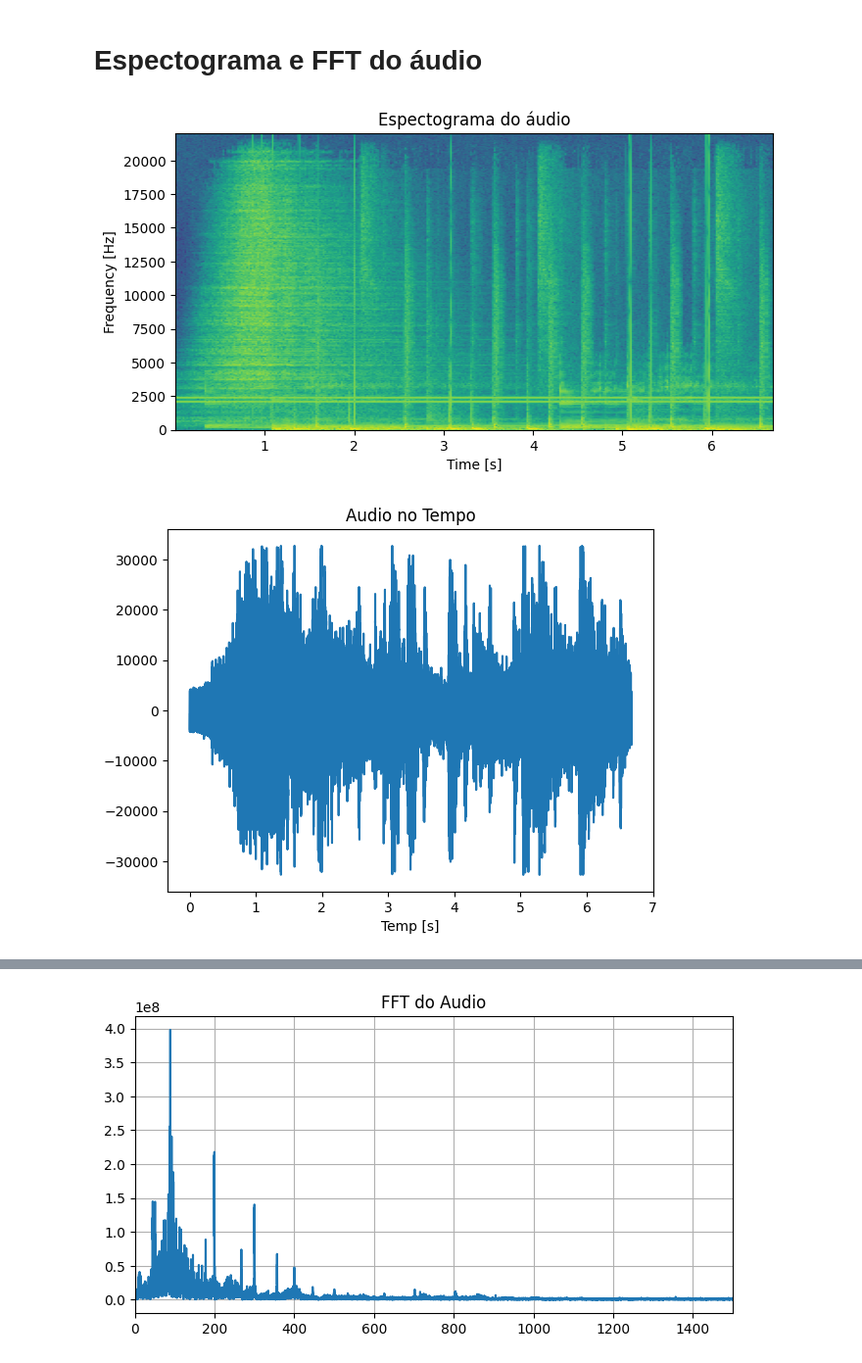
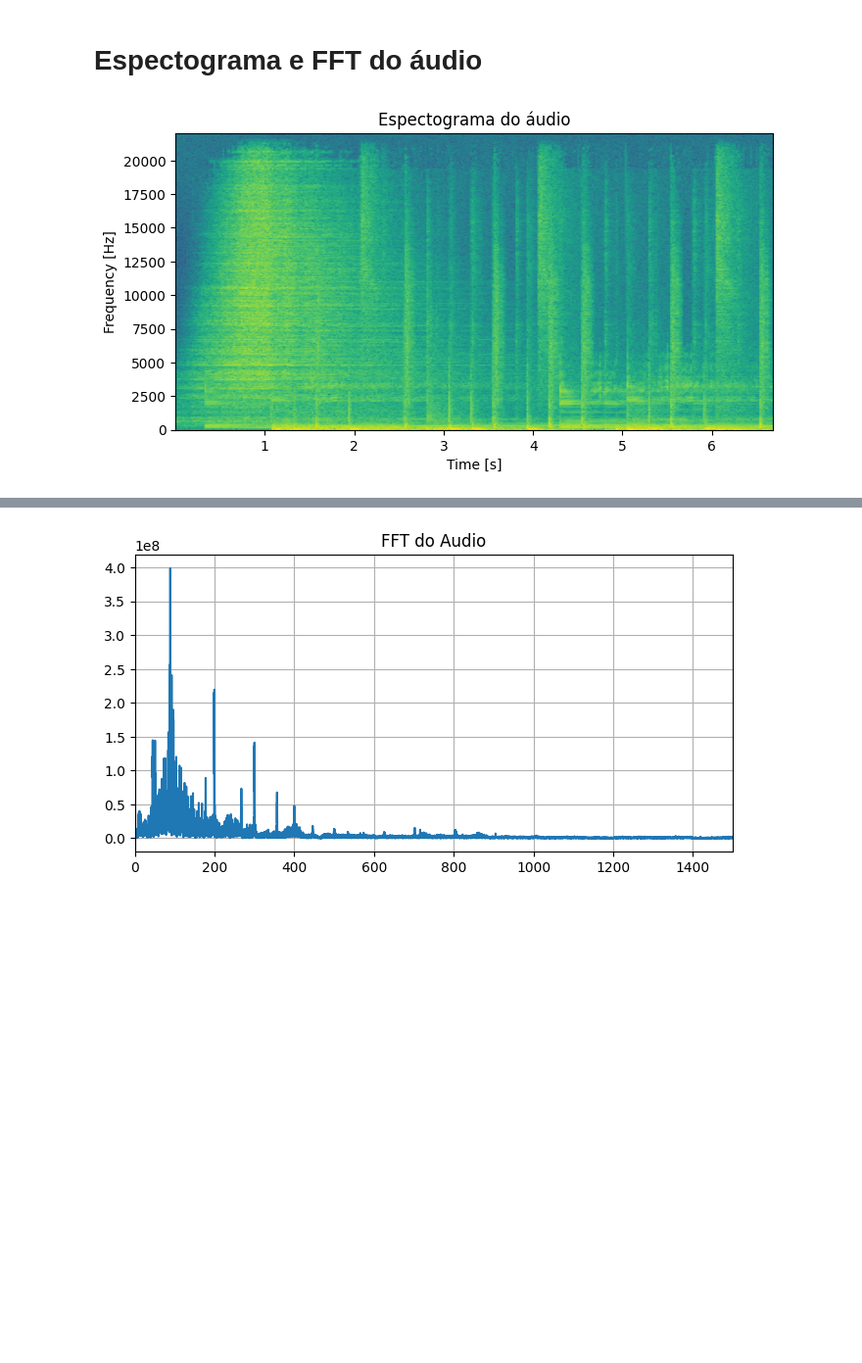
Before and after one commit to andrevale99/STD_DCA0107, a Jupyter notebook: U1/filtragem.ipynb, the cells around one changed output, grey strips where cells are left out. Shown at 98% size. Drawn from its saved outputs; the diff is of its cells as text; code cells hidden in the pictures; blank space fills up the shorter version.

```diff
--- a/U1/filtragem.ipynb
+++ b/U1/filtragem.ipynb
@@ -31,27 +25,21 @@ IPython.display.Audio(audio)
 # %% [markdown]
 # Espectograma e FFT do áudio
 # %%
-fs, data = scipy.io.wavfile.read(audio)
+fs, data = scipy.io.wavfile.read("exemplo.wav")
 
 figure(figsize=(cm_to_inch(20), cm_to_inch(10)), dpi=100)
 
 spec, freqs, t, _ = plt.specgram(data, NFFT=1024, Fs=fs)
 
 plt.title("Espectograma do áudio")
 plt.ylabel('Frequency [Hz]')
 plt.xlabel('Time [s]')
 
 plt.savefig(PATH_IMG+"Espectograma_audio.png")
 
 plt.show()
 
-plt.plot(np.linspace(0, t[len(t)-1], len(data)),data)
-plt.title("Audio no Tempo")
-plt.xlabel("Temp [s]")
-
-plt.savefig(PATH_IMG+"audio_no_tempo.png")
-
-plt.show()
+scipy.io.wavfile.write('exemplo.wav', fs, data.astype(np.int16))
+IPython.display.Audio("exemplo.wav")
 # %% [output]
-[figure, old version]
+[figure, new version]
-[figure, removed]
```
Also changed, not shown: parts of 9 cells of this notebook, 5 other files.
